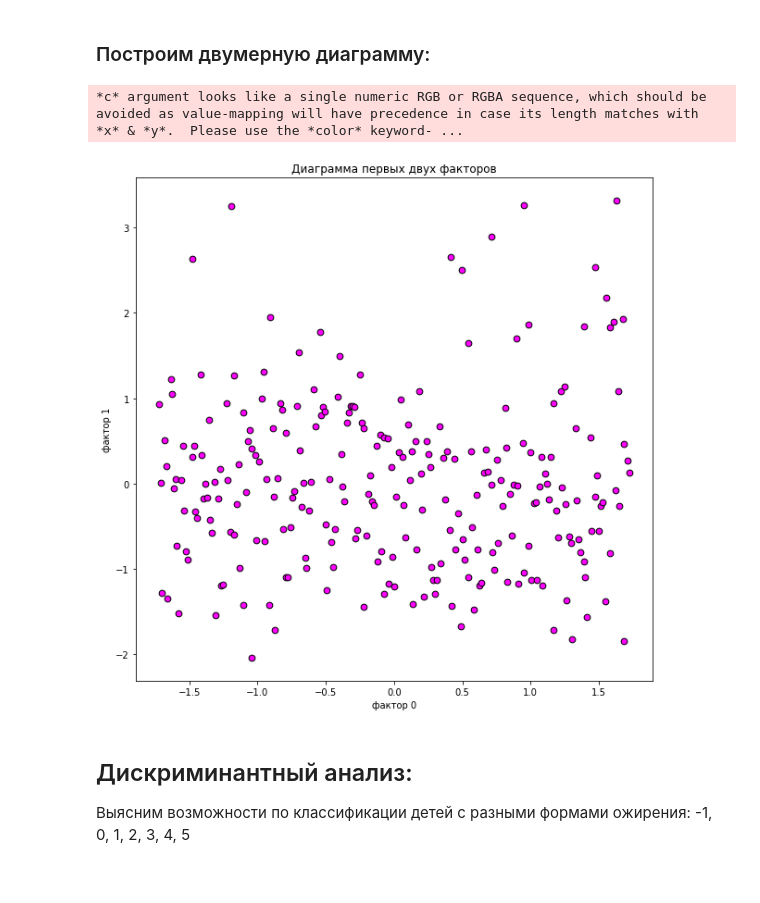
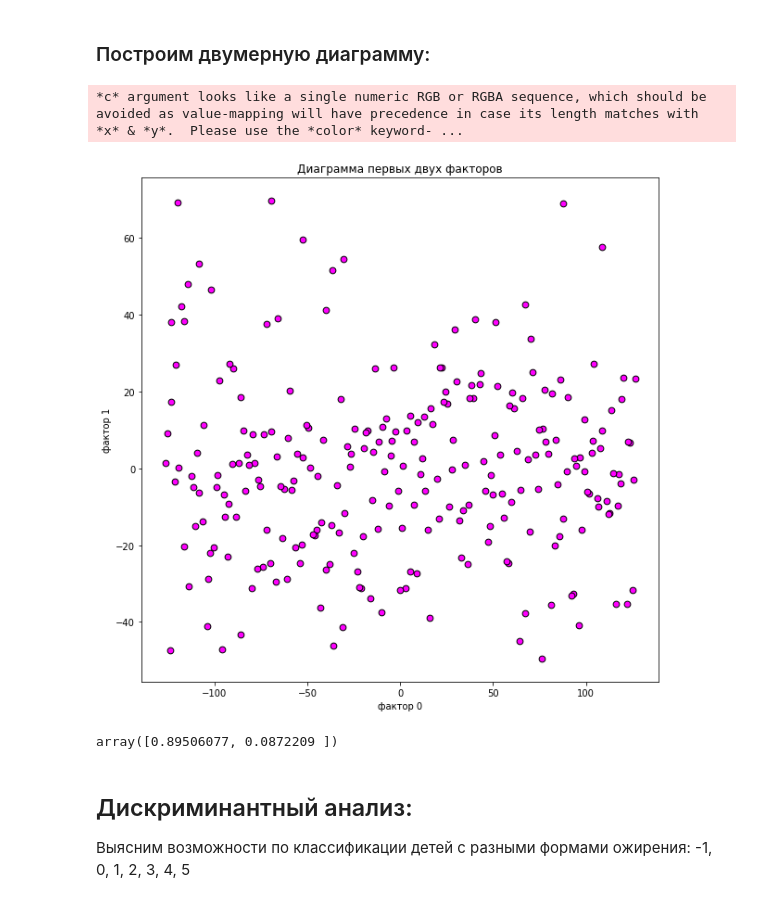
Before and after one commit to rousewayse/StatMeth, a Jupyter notebook: Task6.ipynb, the cells around one changed output. Cells and saved outputs as stored; diff of their text form; code cells hidden in the pictures.

```diff
--- a/Task6.ipynb
+++ b/Task6.ipynb
@@ -212,21 +212,28 @@ plt.show()
 # %% [markdown]
 ### Построим двумерную диаграмму:
 # %%
-from sklearn.decomposition import FactorAnalysis
+from sklearn.decomposition import FactorAnalysis, PCA
 X = SimpleImputer(missing_values=np.nan, strategy = 'mean').fit_transform(X)
-fa = FactorAnalysis(n_components=2)
-fa.fit(X)
-factors = fa.transform(X)
+#fa = FactorAnalysis(n_components=2)
+#fa.fit(X)
+pca = PCA(n_components=2)
+pca.fit(X)
+#factors = fa.transform(X)
+factors = pca.transform(X)
 
 plt.figure().set_size_inches(10, 10)
 plt.title('Диаграмма первых двух факторов')
 plt.scatter(factors[:, 0], factors[:, 1], s=45, c=(1, 0, 1, 1.0), edgecolors=(0, 0, 0, 1.0))
 plt.xlabel('фактор 0')
 plt.ylabel('фактор 1')
 plt.show()
 # %% [output]
 *c* argument looks like a single numeric RGB or RGBA sequence, which should be avoided as value-mapping will have precedence in case its length matches with *x* & *y*.  Please use the *color* keyword- ...
-[figure, old version]
+[figure, new version]
+# %%
+pca.explained_variance_ratio_
+# %% [output]
+array([0.89506077, 0.0872209 ])
 # %% [markdown]
 ## Дискриминантный анализ:
 
```
Also changed, not shown: 1 other file.
